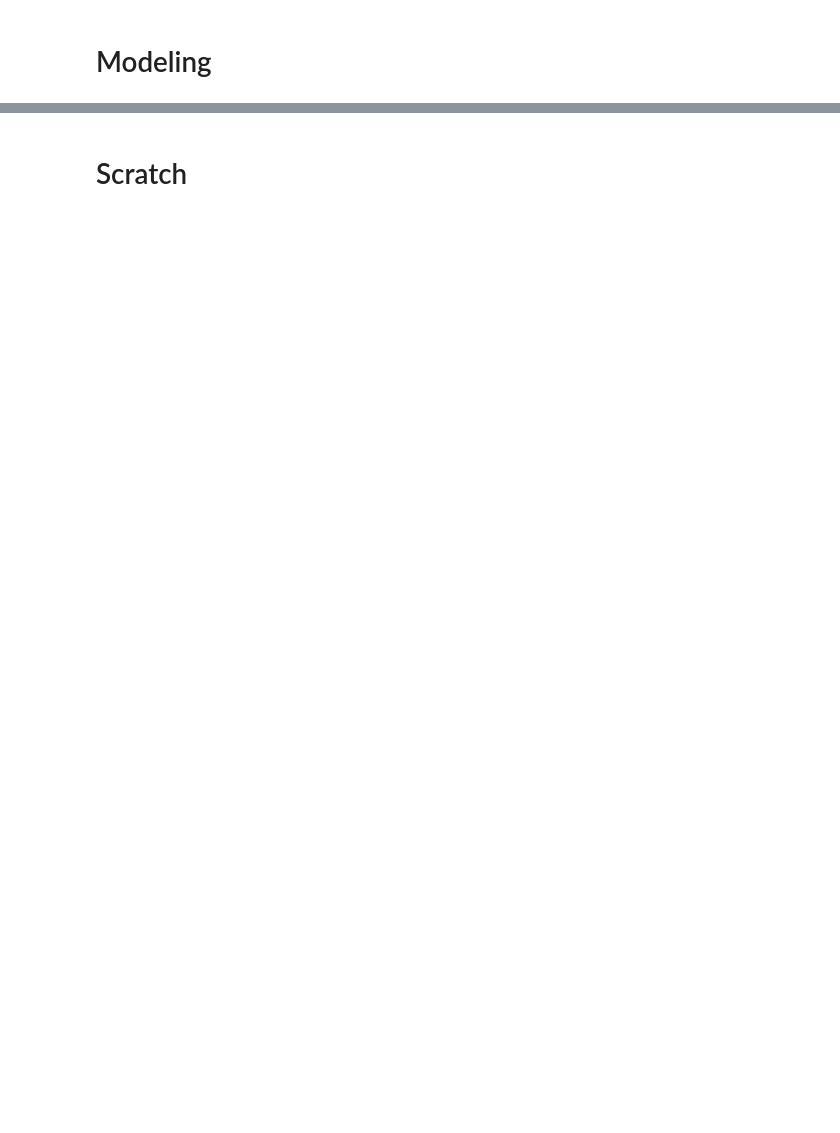
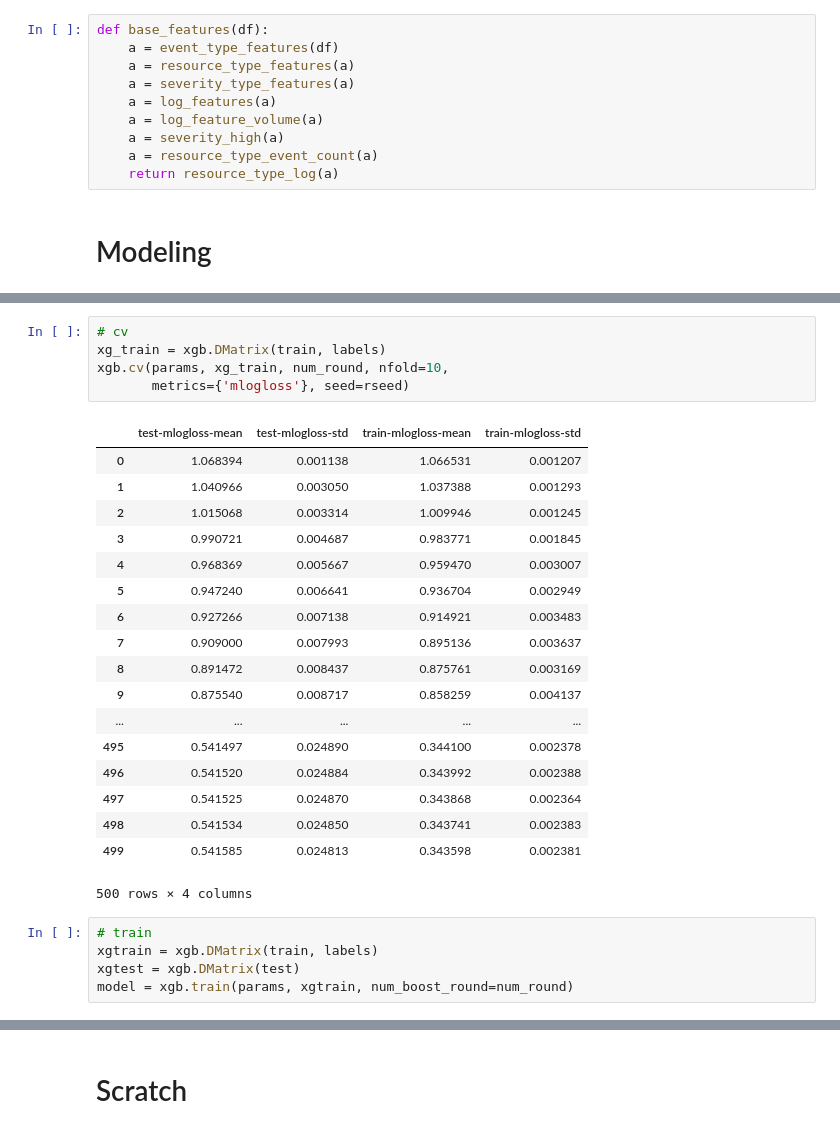
Before and after one commit to abiraja2004/ml_fun, a Jupyter notebook: telstra/testing/testing.ipynb, the cells around one changed output, grey strips where cells are left out. Saved outputs shown, nothing was run; the diff lists cells and outputs as text; blank space fills up the shorter version.

```diff
--- a/telstra/testing/testing.ipynb
+++ b/telstra/testing/testing.ipynb
@@ -495,2 +431,12 @@ def xgboost_model(train, labels, test):
+# %%
+def base_features(df):
+    a = event_type_features(df)
+    a = resource_type_features(a)
+    a = severity_type_features(a)
+    a = log_features(a)
+    a = log_feature_volume(a)
+    a = severity_high(a)
+    a = resource_type_event_count(a)
+    return resource_type_log(a)
 # %% [markdown]
 # Modeling
@@ -623,0 +475,29 @@ predictions_df.to_csv('{}_v{}.csv'.format('xgb', version),
+# %%
+# cv
+xg_train = xgb.DMatrix(train, labels)
+xgb.cv(params, xg_train, num_round, nfold=10,
+       metrics={'mlogloss'}, seed=rseed)
+# %% [output]
+|  | test-mlogloss-mean | test-mlogloss-std | train-mlogloss-mean | train-mlogloss-std |
+| 0 | 1.068394 | 0.001138 | 1.066531 | 0.001207 |
+| 1 | 1.040966 | 0.003050 | 1.037388 | 0.001293 |
+| 2 | 1.015068 | 0.003314 | 1.009946 | 0.001245 |
+| 3 | 0.990721 | 0.004687 | 0.983771 | 0.001845 |
+| 4 | 0.968369 | 0.005667 | 0.959470 | 0.003007 |
+| 5 | 0.947240 | 0.006641 | 0.936704 | 0.002949 |
+| 6 | 0.927266 | 0.007138 | 0.914921 | 0.003483 |
+| 7 | 0.909000 | 0.007993 | 0.895136 | 0.003637 |
+| 8 | 0.891472 | 0.008437 | 0.875761 | 0.003169 |
+| 9 | 0.875540 | 0.008717 | 0.858259 | 0.004137 |
+| ... | ... | ... | ... | ... |
+| 495 | 0.541497 | 0.024890 | 0.344100 | 0.002378 |
+| 496 | 0.541520 | 0.024884 | 0.343992 | 0.002388 |
+| 497 | 0.541525 | 0.024870 | 0.343868 | 0.002364 |
+| 498 | 0.541534 | 0.024850 | 0.343741 | 0.002383 |
+| 499 | 0.541585 | 0.024813 | 0.343598 | 0.002381 |
+500 rows × 4 columns
+# %%
+# train
+xgtrain = xgb.DMatrix(train, labels)
+xgtest = xgb.DMatrix(test)
+model = xgb.train(params, xgtrain, num_boost_round=num_round)
```
Also changed, not shown: parts of 17 cells of this notebook, 1 other file.
